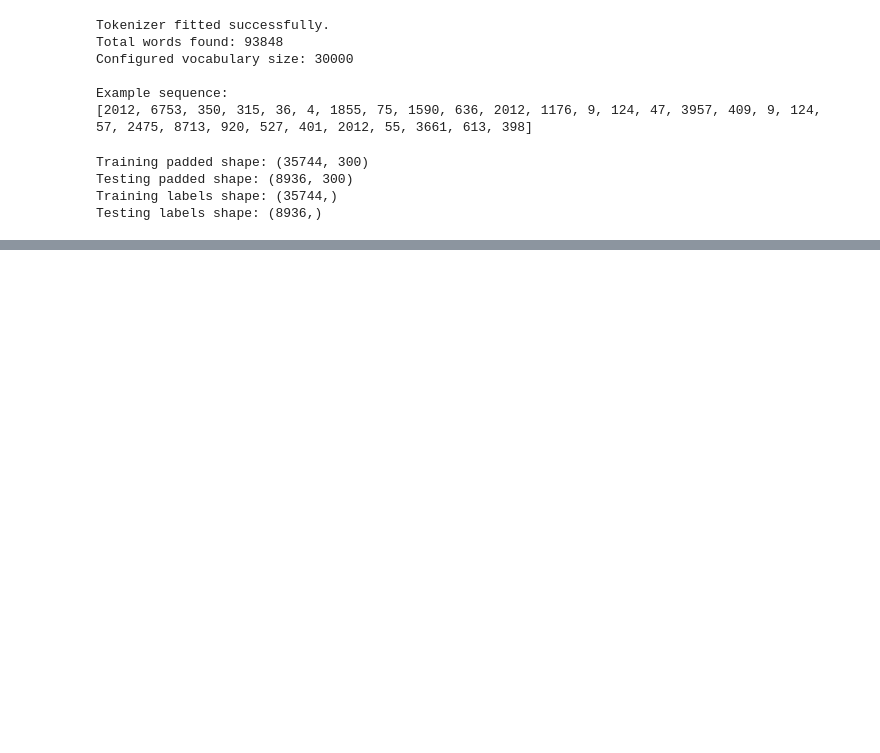
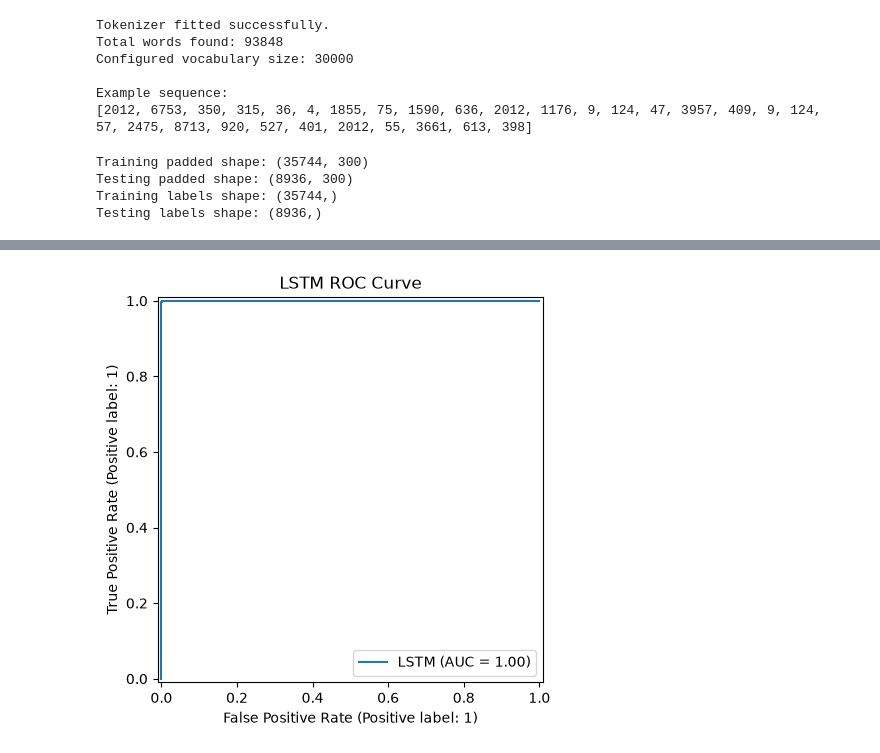
Before and after one commit to Tiwanka0312/NLP_Group_39, a Jupyter notebook: notebooks/06_lstm.ipynb, the cells around one changed output, grey strips where cells are left out. Saved outputs shown, nothing was run; the diff lists cells and outputs as text; code cells hidden in the pictures; blank space fills up the shorter version.

```diff
--- a/notebooks/06_lstm.ipynb
+++ b/notebooks/06_lstm.ipynb
@@ -491,0 +586,15 @@ Testing labels shape: (8936,)
+# %%
+current_directory = Path.cwd()
+
+if current_directory.name == "notebooks":
+    project_root = current_directory.parent
+else:
+    project_root = current_directory
+
+models_directory = project_root / "models"
+models_directory.mkdir(exist_ok=True)
+
+checkpoint_path = models_directory / "best_lstm_model.keras"
+
+print("Checkpoint path:")
+print(checkpoint_path)
@@ -491,0 +867,12 @@ Testing labels shape: (8936,)
+# %%
+RocCurveDisplay.from_predictions(
+    y_test_array,
+    y_probability,
+    name="LSTM"
+)
+
+plt.title("LSTM ROC Curve")
+plt.tight_layout()
+plt.show()
+# %% [output]
+[figure, added]
```
Also changed, not shown: parts of 24 cells of this notebook, 6 other files.
